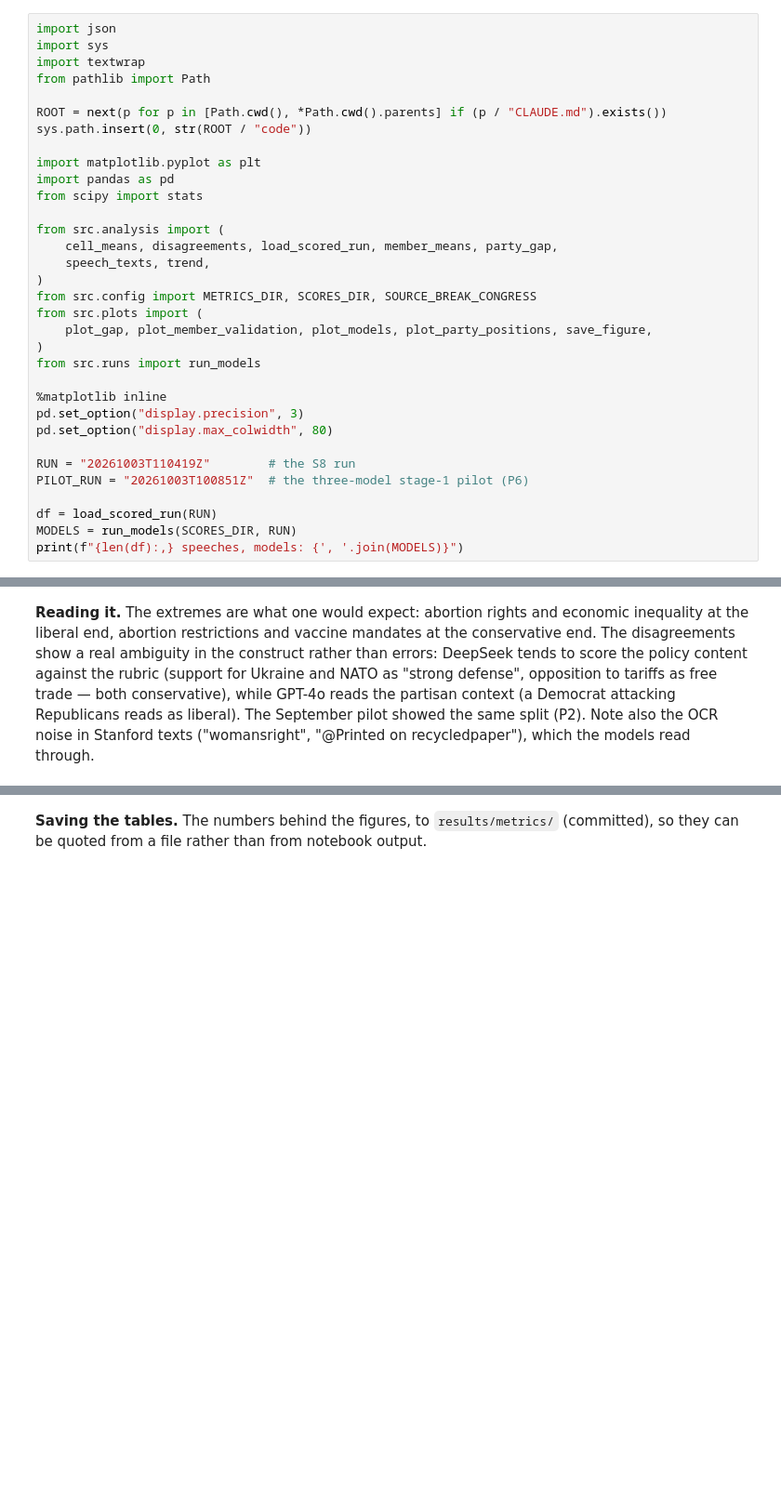
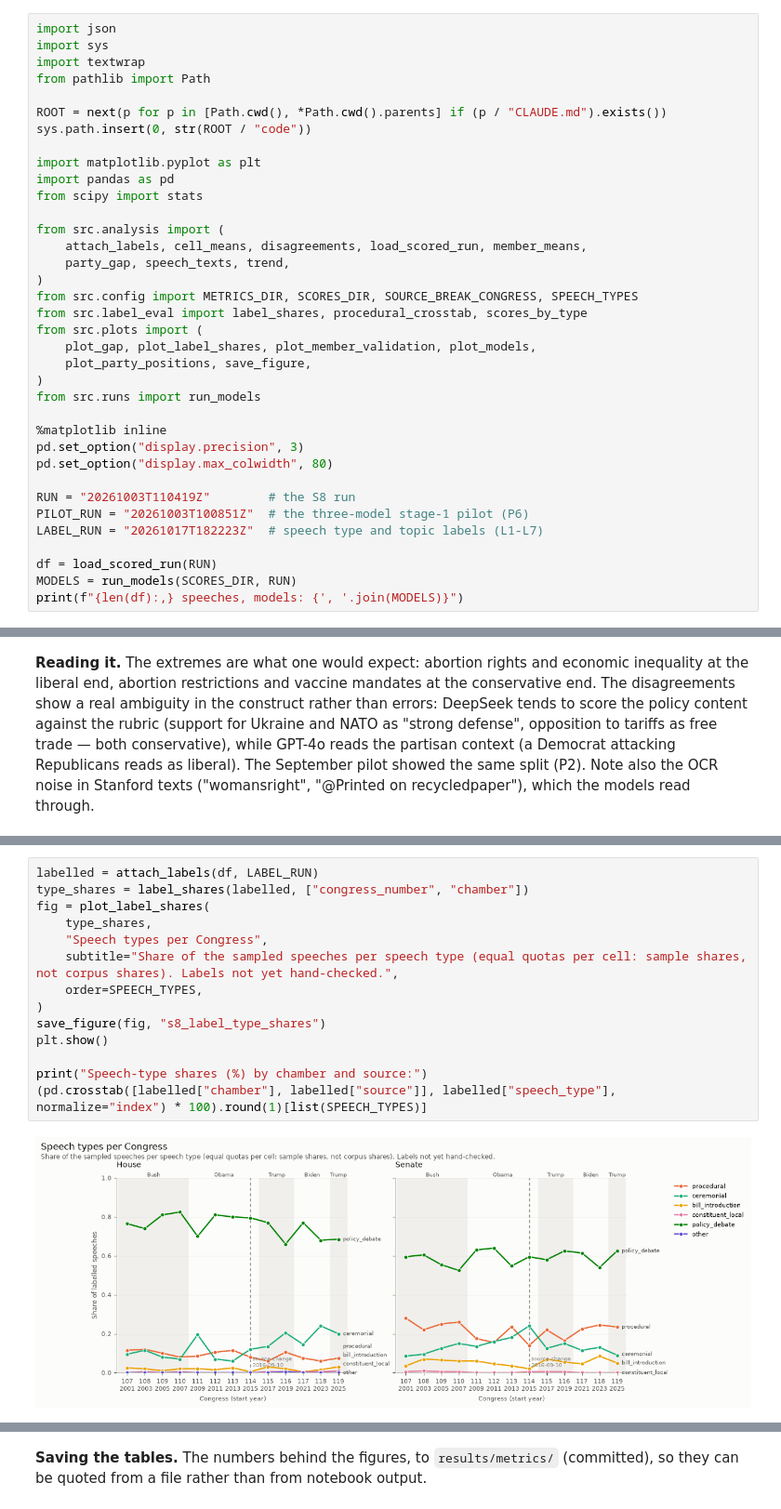
Before and after one commit to nason31/work_thesis_2026, a Jupyter notebook: code/notebooks/04_score_analysis.ipynb, the cells around one changed output, grey strips where cells are left out. Shown at 93% size. Drawn from its saved outputs; the diff is of its cells as text; blank space fills up the shorter version.

```diff
--- a/code/notebooks/04_score_analysis.ipynb
+++ b/code/notebooks/04_score_analysis.ipynb
@@ -35,12 +38,14 @@ import pandas as pd
 from scipy import stats
 
 from src.analysis import (
-    cell_means, disagreements, load_scored_run, member_means, party_gap,
-    speech_texts, trend,
+    attach_labels, cell_means, disagreements, load_scored_run, member_means,
+    party_gap, speech_texts, trend,
 )
-from src.config import METRICS_DIR, SCORES_DIR, SOURCE_BREAK_CONGRESS
+from src.config import METRICS_DIR, SCORES_DIR, SOURCE_BREAK_CONGRESS, SPEECH_TYPES
+from src.label_eval import label_shares, procedural_crosstab, scores_by_type
 from src.plots import (
-    plot_gap, plot_member_validation, plot_models, plot_party_positions, save_figure,
+    plot_gap, plot_label_shares, plot_member_validation, plot_models,
+    plot_party_positions, save_figure,
 )
 from src.runs import run_models
 
@@ -50,6 +55,7 @@ pd.set_option("display.max_colwidth", 80)
 
 RUN = "20261003T110419Z"        # the S8 run
 PILOT_RUN = "20261003T100851Z"  # the three-model stage-1 pilot (P6)
+LABEL_RUN = "20261017T182223Z"  # speech type and topic labels (L1-L7)
 
 df = load_scored_run(RUN)
 MODELS = run_models(SCORES_DIR, RUN)
@@ -495,0 +514,16 @@ Most liberal speeches
+# %%
+labelled = attach_labels(df, LABEL_RUN)
+type_shares = label_shares(labelled, ["congress_number", "chamber"])
+fig = plot_label_shares(
+    type_shares,
+    "Speech types per Congress",
+    subtitle="Share of the sampled speeches per speech type (equal quotas per cell: sample shares, not corpus shares). Labels not yet hand-checked.",
+    order=SPEECH_TYPES,
+)
+save_figure(fig, "s8_label_type_shares")
+plt.show()
+
+print("Speech-type shares (%) by chamber and source:")
+(pd.crosstab([labelled["chamber"], labelled["source"]], labelled["speech_type"], normalize="index") * 100).round(1)[list(SPEECH_TYPES)]
+# %% [output]
+[figure, added]
```
Also changed, not shown: parts of 17 cells of this notebook, 7 other files.
